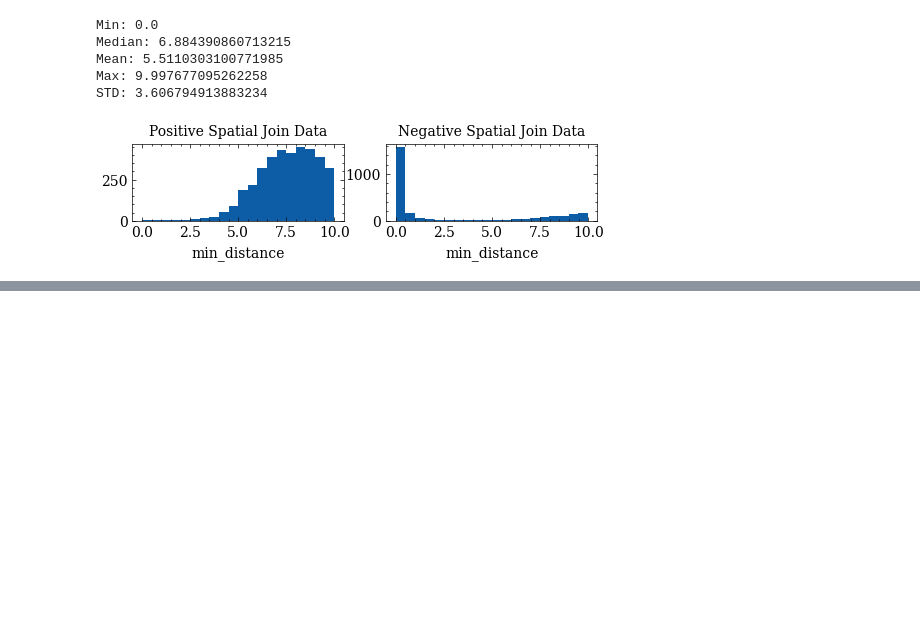
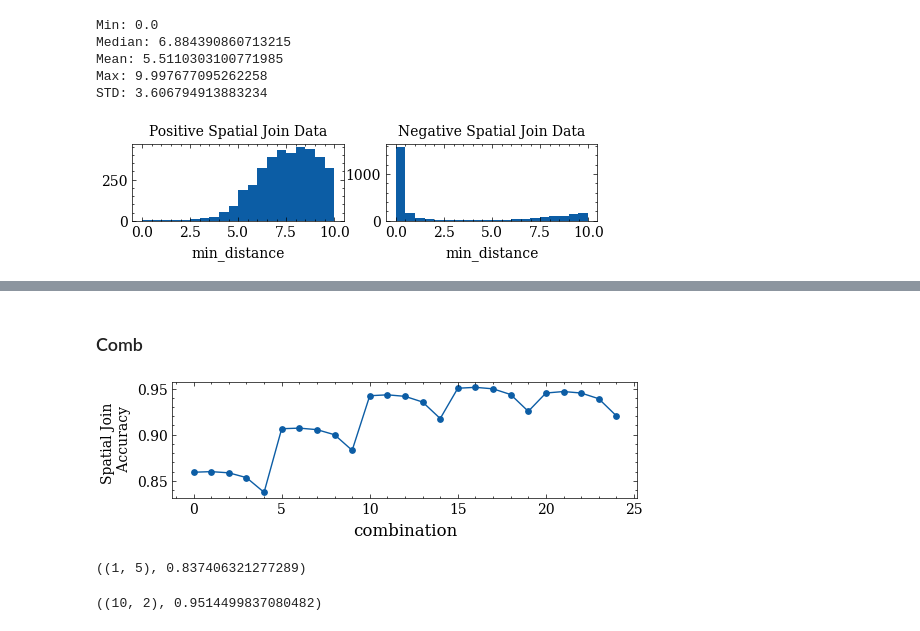
Before and after one commit to BeanHam/2024-spatial-data-integration, a Jupyter notebook: join_task/inference_results/heuristics.ipynb, the cells around one changed output, grey strips where cells are left out. Cells and saved outputs as stored; diff of their text form; code cells hidden in the pictures; blank space fills up the shorter version.

```diff
--- a/join_task/inference_results/heuristics.ipynb
+++ b/join_task/inference_results/heuristics.ipynb
@@ -115,0 +118,28 @@ pass
+# %% [markdown]
+### Comb
+# %%
+angles=[1,2,5,10,20]
+distances=[1,2,3,4,5]
+test_gt=np.array(test['label'])
+combs=list(product(angles, distances))
+accuracy=[]
+for a,d in combs:
+    pred=(np.array(test['euc_dist'])>=d)&(np.array(test['min_angle'])<=a)
+    accuracy.append(accuracy_score(test_gt, pred))
+plt.figure(figsize=(6,1.5))
+plt.plot(range(len(combs)),accuracy,label='accuracy')
+plt.scatter(range(len(combs)), accuracy,s=15)
+plt.ylabel('Spatial Join \n Accuracy', fontsize=10)
+plt.xlabel('combination', fontsize=12)
+#plt.savefig(f"../../misc/join_task_min_distance_train_acc.png", bbox_inches='tight',pad_inches=0.01, dpi=600)
+pass
+# %% [output]
+[figure, added]
+# %%
+combs[np.argmin(accuracy)], np.min(accuracy)
+# %% [output]
+((1, 5), 0.837406321277289)
+# %%
+combs[np.argmax(accuracy)], np.max(accuracy)
+# %% [output]
+((10, 2), 0.9514499837080482)
```
Also changed, not shown: parts of 4 cells of this notebook, 5 other files.
